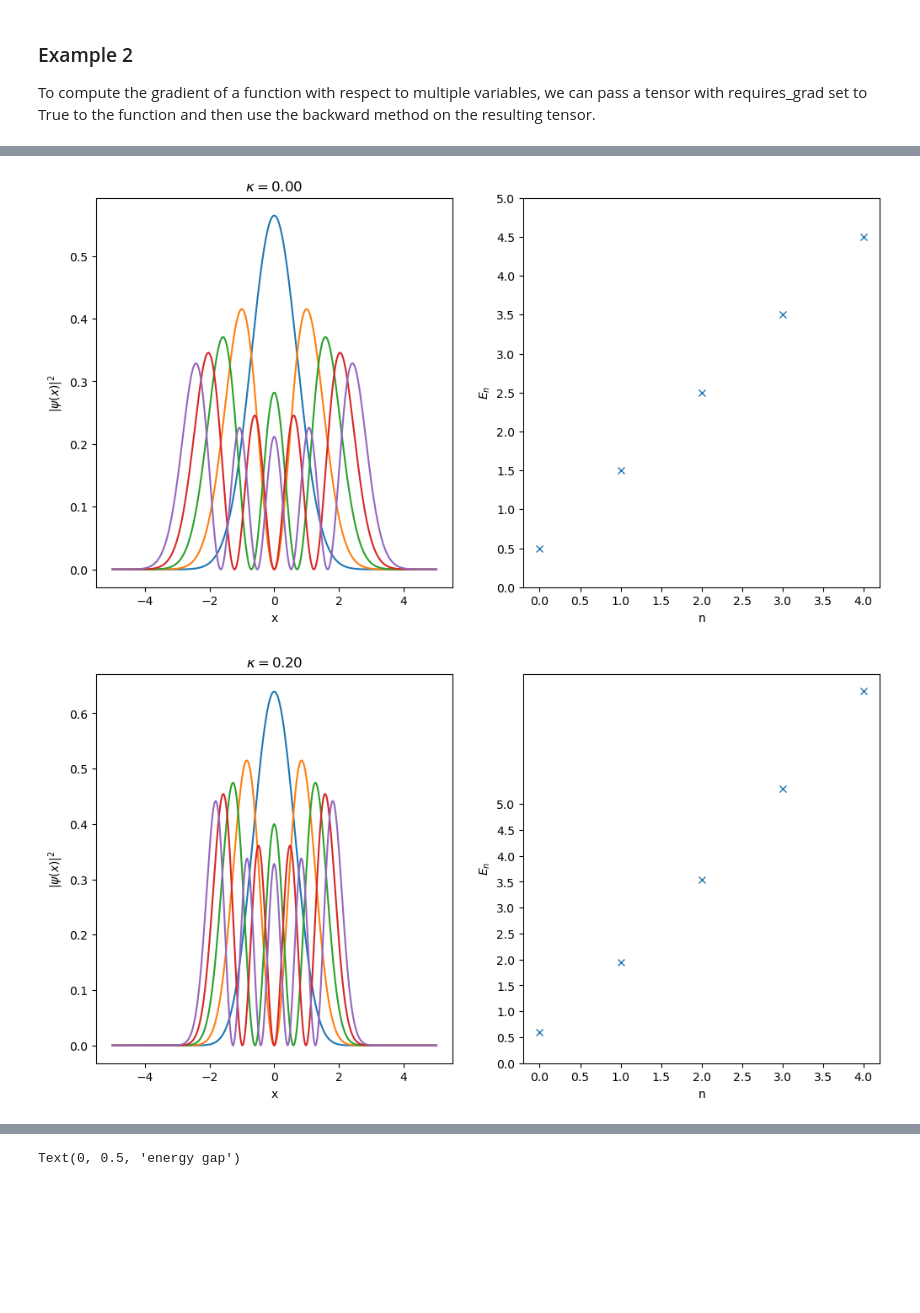
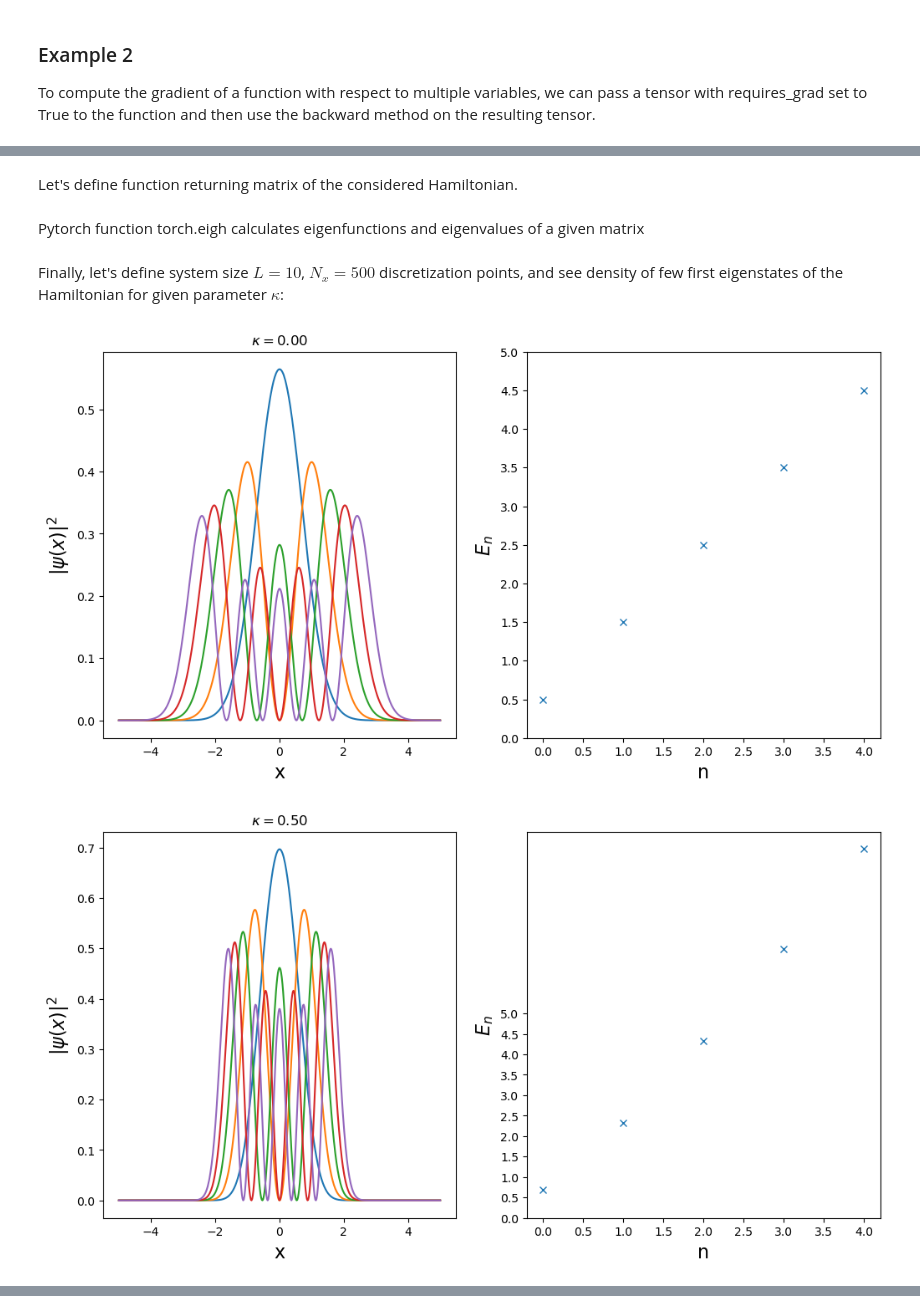
Before and after one commit to BorjaRequena/Neural-Network-Course, a Jupyter notebook: nbs/course/automatic_differentiation_pytorch.ipynb, the cells around one changed output, grey strips where cells are left out. Cells and saved outputs as stored; diff of their text form; code cells hidden in the pictures; blank space fills up the shorter version.

```diff
--- a/nbs/course/automatic_differentiation_pytorch.ipynb
+++ b/nbs/course/automatic_differentiation_pytorch.ipynb
@@ -100,0 +305,2 @@ Let's start with defining Hamiltonian and solving eigenproblem:
+# %% [markdown]
+Let's define function returning matrix of the considered Hamiltonian.
@@ -100,0 +315,2 @@ Let's start with defining Hamiltonian and solving eigenproblem:
+# %% [markdown]
+Pytorch function torch.eigh calculates eigenfunctions and eigenvalues of a given matrix
@@ -101,69 +323,32 @@ Let's start with defining Hamiltonian and solving eigenproblem:
+# %% [markdown]
+Finally, let's define system size $L = 10$, $N_x = 500$ discretization points, and see density of few first eigenstates of the Hamiltonian for given parameter $\kappa$:
 # %%
-import matplotlib.pyplot as plt
-import torch
-import numpy as np
-from torch.linalg import eigh
-
-
-
-def get_H(kappa):
-
-    H_T = torch.zeros((Nx,Nx))
-    ones = torch.ones(Nx)
-    H_T = -0.5/dx**2*( torch.diag_embed(ones[:-1], offset = 1) - 2*torch.diag_embed(ones, offset = 0) + torch.diag_embed(ones[:-1], offset = -1))
-
-    H_V = torch.diag(0.5*x**2.0 + kappa*x**4.0)
-    H = H_T + H_V
-    return H
-
-
-def get_energy_gap(kappa):
-
-    H = get_H(kappa)
-    Energies, Vectors = eigh(H)
-    energy_gap = Energies[1] - Energies[0]
-
-    return energy_gap
-
-
 L = 10
 Nx = 500
 x = torch.linspace(-L/2,L/2,Nx)
 dx = x[1]-x[0]
 
-kappa_vec = torch.tensor([0, 0.2, 0.5, 1, 2])
+kappa_vec = torch.tensor([0, 0.5, 1])
 
 for kappa in kappa_vec:
     H = get_H(kappa)
     Energies, Vectors = eigh(H)
     rho = torch.abs(Vectors)**2/dx
 
     n_max = 5             # maximal number of eigenstates
     E_max = (n_max + 0.5) #
     fig, ax = plt.subplots(1,2, figsize=(12,6))
+    FontSize = 16
     ax[0].set_title(r"$\kappa = $" + "{:2.2f}".format(kappa.item()))
     for i in range(0,n_max):
         ax[0].plot(x,rho[:,i].detach().numpy())
     ax[1].plot(Energies[0:n_max].detach().numpy(),'x')
-    ax[0].set_ylabel(r"$|\psi(x)|^2$")
-    ax[0].set_xlabel("x")
-    ax[1].set_ylabel(r"$E_n$")
-    ax[1].set_xlabel(r"n")
+    ax[0].set_ylabel(r"$|\psi(x)|^2$",fontsize=FontSize)
+    ax[0].set_xlabel("x",fontsize=FontSize)
+    ax[1].set_ylabel(r"$E_n$",fontsize=FontSize)
+    ax[1].set_xlabel(r"n",fontsize=FontSize)
     ax[1].set_yticks(np.arange(0,E_max,0.5))
     plt.show()
-
-
-fig = plt.figure()
-
-## How gap = E_{1} - E_{0} depends on kappa?
-gap_vs_kappa = []
-kappa_vec = np.linspace(0,20,100)
-for kappa in kappa_vec:
-    gap_vs_kappa.append([get_energy_gap(kappa)])
-
-plt.plot(kappa_vec, gap_vs_kappa, 'o')
-plt.xlabel(r"$\kappa$")
-plt.ylabel(r"energy gap")
 # %% [output]
-[figure, old version]
+[figure, new version]
-[figure, old version]
+[figure, new version]
@@ -173 +355,0 @@ plt.ylabel(r"energy gap")
-Text(0, 0.5, 'energy gap')
```
Also changed, not shown: parts of 40 cells of this notebook, 2 other files.
